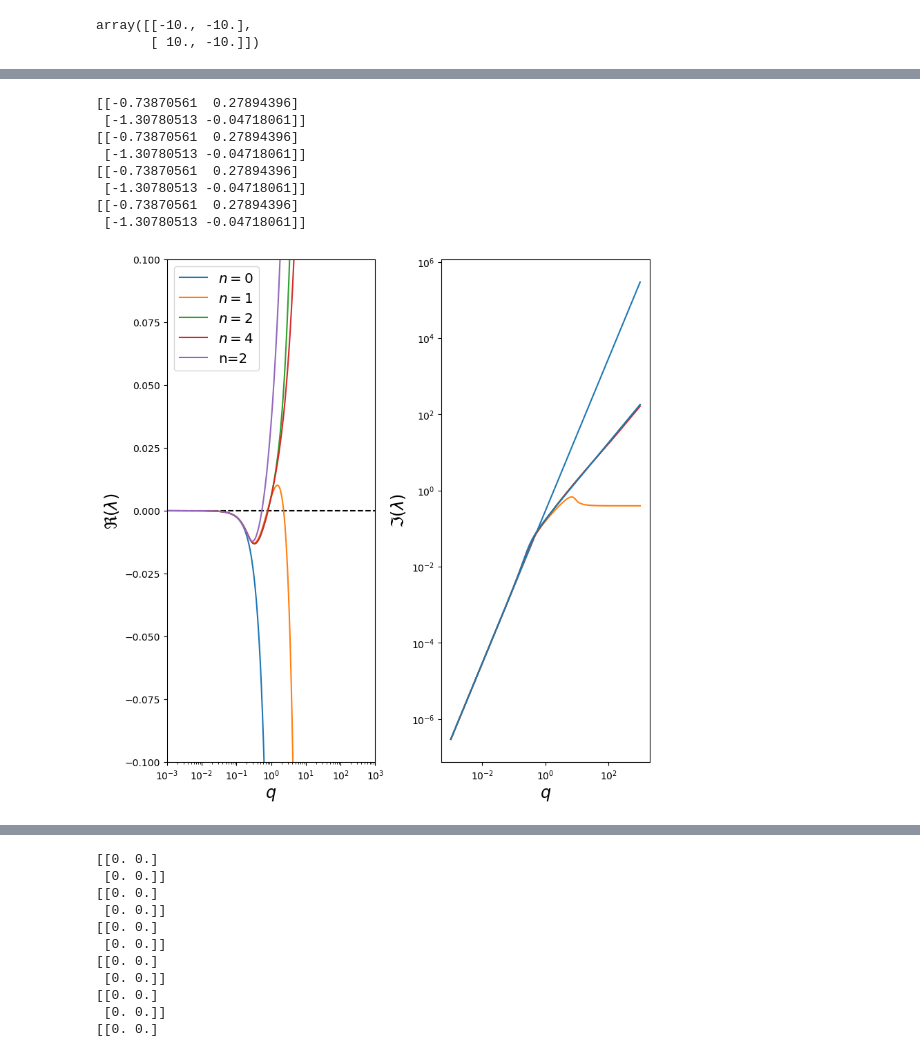
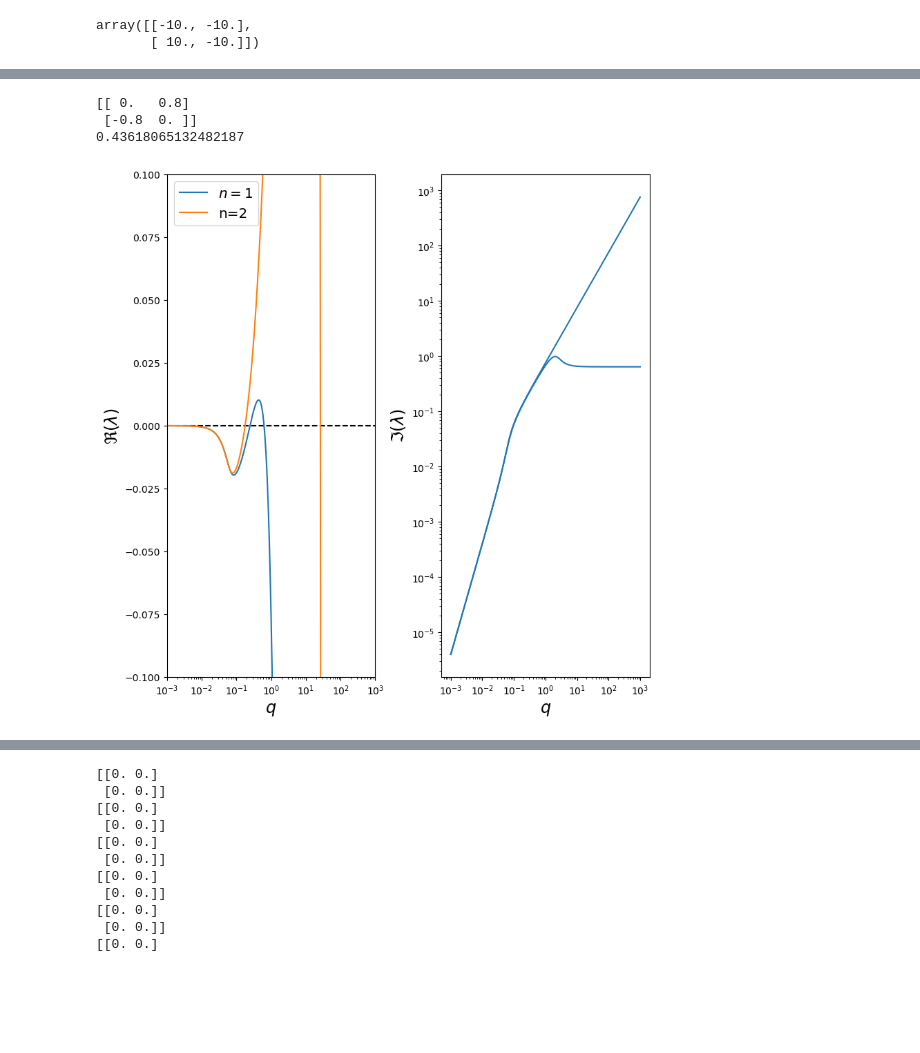
Before and after one commit to skyline-nju/PDE, a Jupyter notebook: Linear_instability/theory_fk.ipynb, the cells around one changed output, grey strips where cells are left out. Drawn from its saved outputs; the diff is of its cells as text; code cells hidden in the pictures; blank space fills up the shorter version.

```diff
--- a/Linear_instability/theory_fk.ipynb
+++ b/Linear_instability/theory_fk.ipynb
@@ -381,11 +381,11 @@ class DMatrix_n2:
             max_Im = np.abs(lambda_arr[max_Re_idx].imag)
         return max_Re, max_Im, lambda_arr[0].real
 # %%
-etaAA = etaBB = -2
-etaAB = 0.5
+etaAA = etaBB = 0
+etaAB = 0.8
 etaBA = -etaAB
-phiA = 17 / 10
-phiB = 22.5 / 10
+phiA = 1
+phiB = 1
 bar_rho_A = 1
 bar_rho_B = 1
 
@@ -399,48 +399,45 @@ fig, (ax1, ax2) = plt.subplots(nrows=1, ncols=2, figsize=(8, 8), constrained_lay
 ax1.axhline(0, linestyle="dashed", c="k")
 n=4
 Dr = 0.1
-Dt = 0.
+Dt = 0.01
 
-for n in [0, 1, 2, 4]:
+for n in [1]:
     M = DMatrix(etaAA, etaAB, etaBA, etaBB, phiA, phiB, Dr, bar_rho_A, bar_rho_B)
     qx_arr = q_arr * np.cos(theta)
     qy_arr = q_arr * np.sin(theta)
     lambda_arr = M.get_lambda_q1D(qx_arr, qy_arr, n=n)
     max_lambda = lambda_arr.max(axis=1)
-    line, = ax1.plot(q_arr, max_lambda.real - q_arr**2 * Dt, label=r"$n=%g$" % (n))
+    sigma_Re = max_lambda.real - q_arr**2 * Dt
+    line, = ax1.plot(q_arr, sigma_Re, label=r"$n=%g$" % (n))
     ax2.plot(q_arr, np.abs(max_lambda.imag), c=line.get_c())
+    print(q_arr[np.argmax(sigma_Re)])
 
 M2 = DMatrix_n2(etaAA, etaAB, etaBA, etaBB, phiA, phiB, Dr, bar_rho_A, bar_rho_B)
 lambda_arr = M2.get_lambda_q(q_arr).max(axis=1)
 ax1.plot(q_arr, lambda_arr.real - Dt * q_arr**2, label=r"n=2")
 ax2.plot(q_arr, np.abs(lambda_arr.imag), label=r"n=2")
 ax1.set_xscale("log")
 # ax1.set_yscale("log")
 ax2.set_xscale("log")
 ax1.set_ylim(-0.1, 0.1)
 ax1.set_xlim(1e-3, 1e3)
 ax2.set_yscale("log")
 
 ax1.set_ylabel(r"$\Re(\lambda)$", fontsize="xx-large")
 ax2.set_ylabel(r"$\Im(\lambda)$", fontsize="xx-large")
 ax1.set_xlabel(r"$q$", fontsize="xx-large")
 ax2.set_xlabel(r"$q$", fontsize="xx-large")
 
 ax1.legend(fontsize="x-large")
 
 plt.axhline(0, c="tab:grey", linestyle="dashed")
 
 plt.show()
 # plt.savefig("r80_20_40_38_8.png")
 plt.close()
 # %% [output]
-[[-0.73870561  0.27894396]
- [-1.30780513 -0.04718061]]
-[[-0.73870561  0.27894396]
- [-1.30780513 -0.04718061]]
-[[-0.73870561  0.27894396]
- [-1.30780513 -0.04718061]]
-[[-0.73870561  0.27894396]
- [-1.30780513 -0.04718061]]
+[[ 0.   0.8]
+ [-0.8  0. ]]
+0.43618065132482187
-[figure, old version]
+[figure, new version]
 # %%
```
Also changed, not shown: parts of 4 cells of this notebook, 6 other files.
